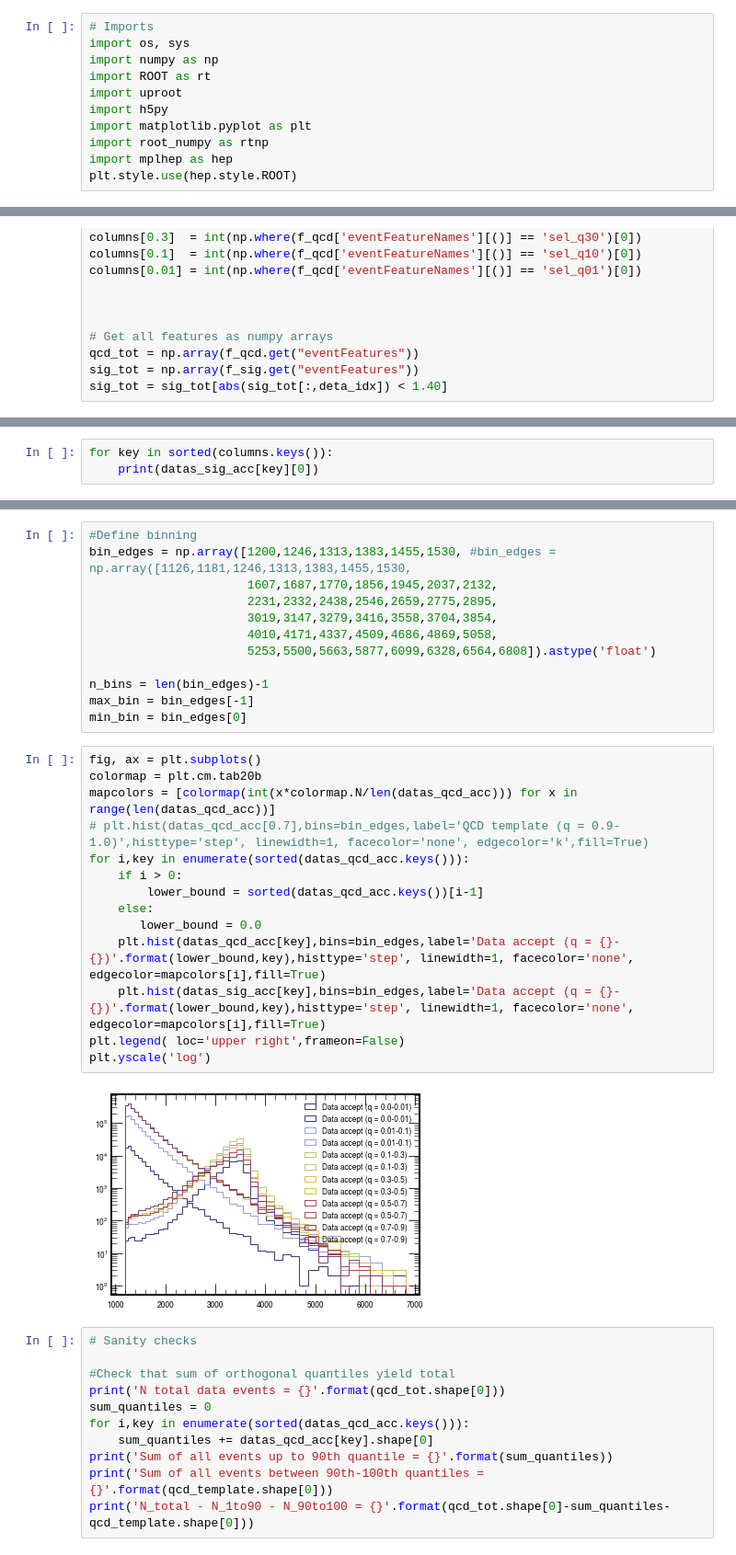
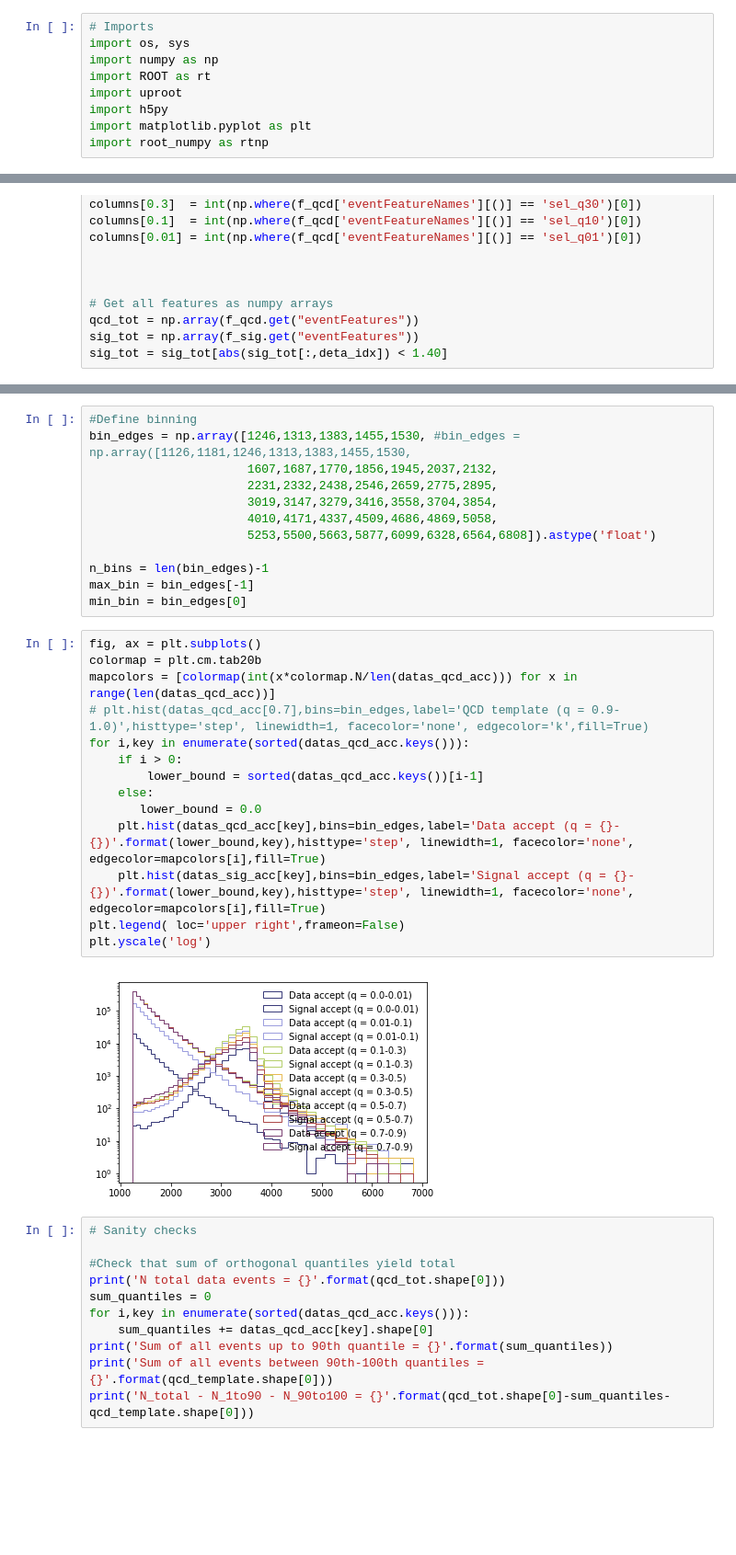
Before and after one commit to mpp-hep/gof_tests, a Jupyter notebook: gof.ipynb, the cells around one changed output, grey strips where cells are left out. Shown at 92% size. Drawn from its saved outputs; the diff is of its cells as text; blank space fills up the shorter version.

```diff
--- a/gof.ipynb
+++ b/gof.ipynb
@@ -12,8 +10,6 @@ import uproot
 import h5py
 import matplotlib.pyplot as plt
 import root_numpy as rtnp
-import mplhep as hep
-plt.style.use(hep.style.ROOT)
 # %% [output]
 Welcome to JupyROOT 6.12/07
 # %%
@@ -88,6 +86,3 @@ for key in sorted(columns.keys()):
     #Remove those events from dataset and continue to next quantile
     qcd = qcd[qcd[:,columns[key]] == 0]
     sig = sig[sig[:,columns[key]] == 0]
-# %%
-for key in sorted(columns.keys()):
-    print(datas_sig_acc[key][0])
@@ -101,6 +89,6 @@ for key in sorted(columns.keys()):
 # %%
 #Define binning
-bin_edges = np.array([1200,1246,1313,1383,1455,1530, #bin_edges = np.array([1126,1181,1246,1313,1383,1455,1530,
+bin_edges = np.array([1246,1313,1383,1455,1530, #bin_edges = np.array([1126,1181,1246,1313,1383,1455,1530,
                       1607,1687,1770,1856,1945,2037,2132,
                       2231,2332,2438,2546,2659,2775,2895,
                       3019,3147,3279,3416,3558,3704,3854,
@@ -113,19 +101,19 @@ min_bin = bin_edges[0]
 # %%
 fig, ax = plt.subplots()
 colormap = plt.cm.tab20b
 mapcolors = [colormap(int(x*colormap.N/len(datas_qcd_acc))) for x in range(len(datas_qcd_acc))]
 # plt.hist(datas_qcd_acc[0.7],bins=bin_edges,label='QCD template (q = 0.9-1.0)',histtype='step', linewidth=1, facecolor='none', edgecolor='k',fill=True)
 for i,key in enumerate(sorted(datas_qcd_acc.keys())):
     if i > 0:
         lower_bound = sorted(datas_qcd_acc.keys())[i-1]
     else:
        lower_bound = 0.0
     plt.hist(datas_qcd_acc[key],bins=bin_edges,label='Data accept (q = {}-{})'.format(lower_bound,key),histtype='step', linewidth=1, facecolor='none', edgecolor=mapcolors[i],fill=True)
-    plt.hist(datas_sig_acc[key],bins=bin_edges,label='Data accept (q = {}-{})'.format(lower_bound,key),histtype='step', linewidth=1, facecolor='none', edgecolor=mapcolors[i],fill=True)
+    plt.hist(datas_sig_acc[key],bins=bin_edges,label='Signal accept (q = {}-{})'.format(lower_bound,key),histtype='step', linewidth=1, facecolor='none', edgecolor=mapcolors[i],fill=True)
 plt.legend( loc='upper right',frameon=False)
 plt.yscale('log')
 # %% [output]
-[figure, old version]
+[figure, new version]
 # %%
 # Sanity checks
 
```
Also changed, not shown: parts of 14 cells of this notebook.
